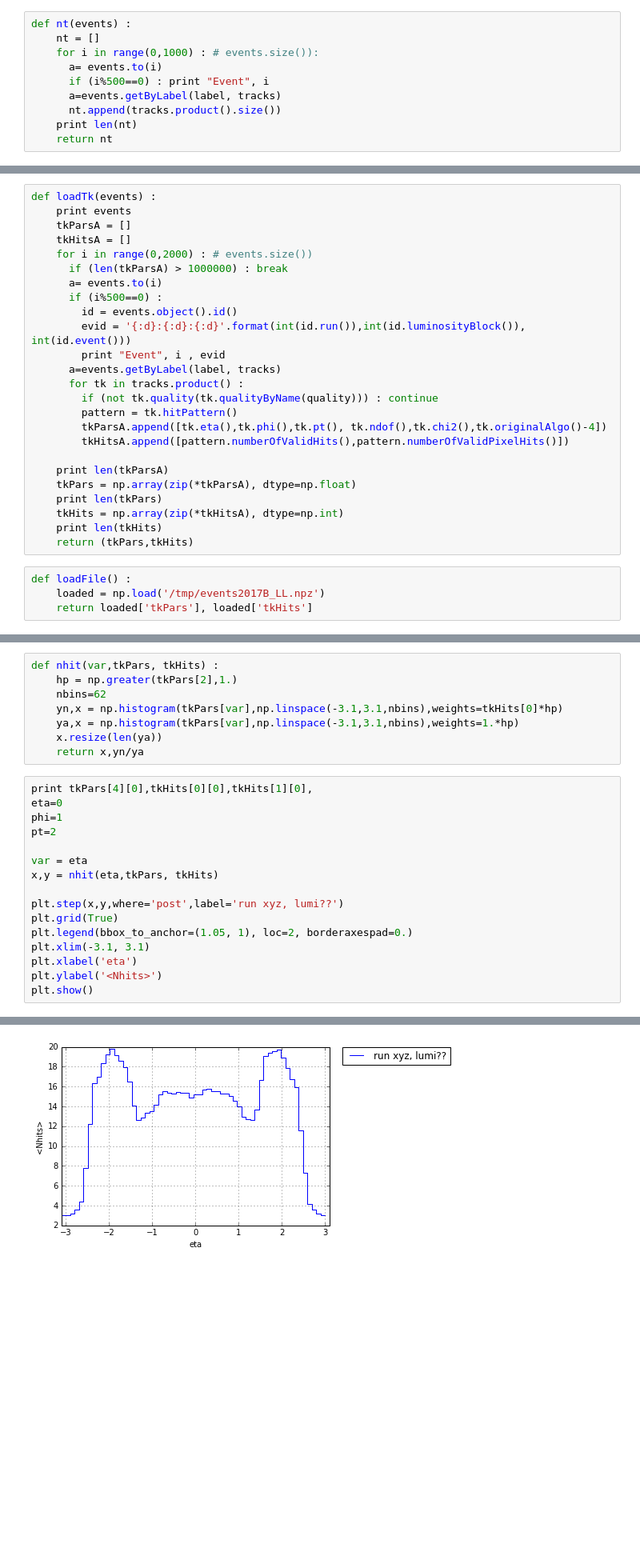
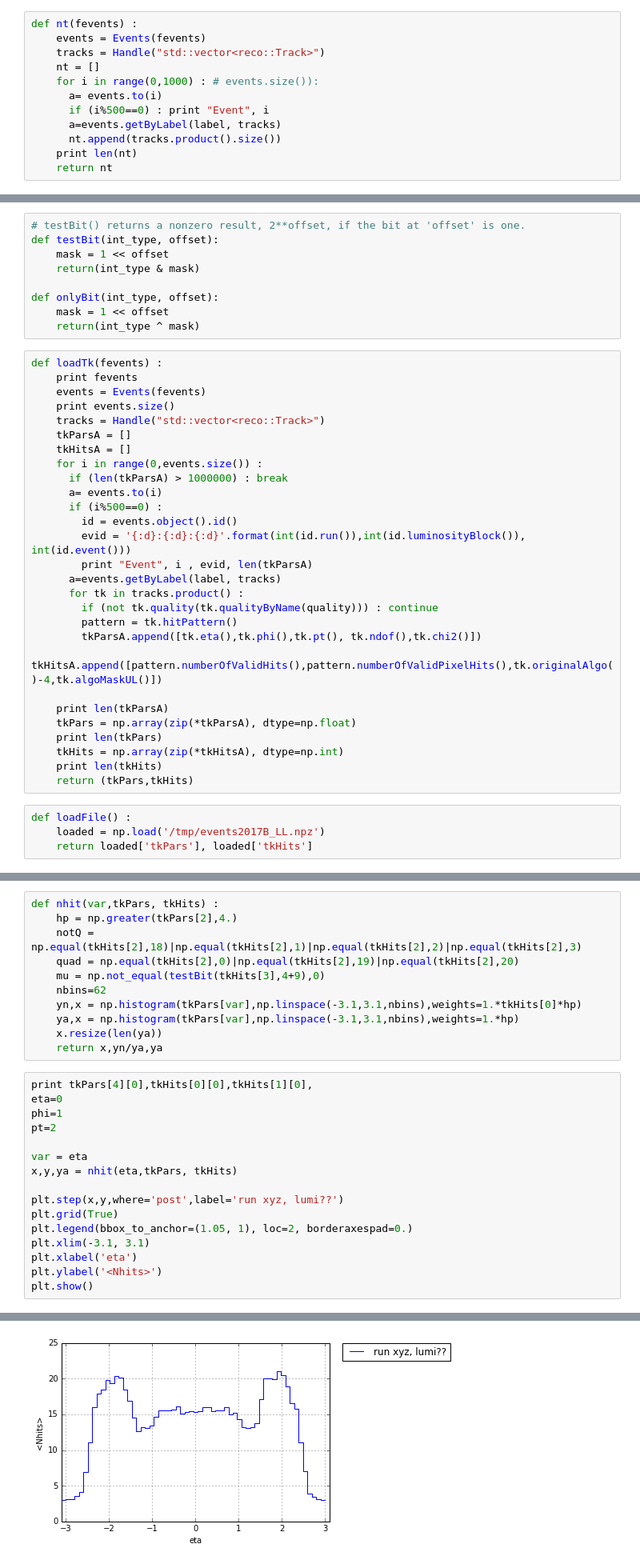
Before and after one commit to cms-tracking/POS2017, a Jupyter notebook: exercise2_TkHistos/tkHistos.ipynb, the cells around one changed output, grey strips where cells are left out. Shown at 80% size. Drawn from its saved outputs; the diff is of its cells as text; blank space fills up the shorter version.

```diff
--- a/exercise2_TkHistos/tkHistos.ipynb
+++ b/exercise2_TkHistos/tkHistos.ipynb
@@ -49,7 +48,9 @@ tracks = Handle("std::vector<reco::Track>")
 label = "generalTracks"
 quality = "highPurity"
 # %%
-def nt(events) :
+def nt(fevents) :
+    events = Events(fevents)
+    tracks = Handle("std::vector<reco::Track>")
     nt = []
     for i in range(0,1000) : # events.size()):
       a= events.to(i)
@@ -81,24 +82,36 @@ plt.legend(loc='upper right')
 plt.show()
 # %% [output]
 [figure]
+# %%
+# testBit() returns a nonzero result, 2**offset, if the bit at 'offset' is one.
+def testBit(int_type, offset):
+    mask = 1 << offset
+    return(int_type & mask)
+
+def onlyBit(int_type, offset):
+    mask = 1 << offset
+    return(int_type ^ mask)
 # %%
-def loadTk(events) :
-    print events
+def loadTk(fevents) :
+    print fevents
+    events = Events(fevents)
+    print events.size()
+    tracks = Handle("std::vector<reco::Track>")
     tkParsA = []
     tkHitsA = []
-    for i in range(0,2000) : # events.size())
+    for i in range(0,events.size()) :
       if (len(tkParsA) > 1000000) : break
       a= events.to(i)
       if (i%500==0) :
         id = events.object().id()
         evid = '{:d}:{:d}:{:d}'.format(int(id.run()),int(id.luminosityBlock()), int(id.event()))
-        print "Event", i , evid
+        print "Event", i , evid, len(tkParsA)
       a=events.getByLabel(label, tracks)
       for tk in tracks.product() :
         if (not tk.quality(tk.qualityByName(quality))) : continue
         pattern = tk.hitPattern()
-        tkParsA.append([tk.eta(),tk.phi(),tk.pt(), tk.ndof(),tk.chi2(),tk.originalAlgo()-4])
-        tkHitsA.append([pattern.numberOfValidHits(),pattern.numberOfValidPixelHits()])
+        tkParsA.append([tk.eta(),tk.phi(),tk.pt(), tk.ndof(),tk.chi2()])
+        tkHitsA.append([pattern.numberOfValidHits(),pattern.numberOfValidPixelHits(),tk.originalAlgo()-4,tk.algoMaskUL()])
 
     print len(tkParsA)
     tkPars = np.array(zip(*tkParsA), dtype=np.float)
@@ -124,27 +147,30 @@ ls -l /tmp/events2017B_LL*
 # %%
 def nhit(var,tkPars, tkHits) :
-    hp = np.greater(tkPars[2],1.)
+    hp = np.greater(tkPars[2],4.)
+    notQ = np.equal(tkHits[2],18)|np.equal(tkHits[2],1)|np.equal(tkHits[2],2)|np.equal(tkHits[2],3)
+    quad = np.equal(tkHits[2],0)|np.equal(tkHits[2],19)|np.equal(tkHits[2],20)
+    mu = np.not_equal(testBit(tkHits[3],4+9),0)
     nbins=62
-    yn,x = np.histogram(tkPars[var],np.linspace(-3.1,3.1,nbins),weights=tkHits[0]*hp)
+    yn,x = np.histogram(tkPars[var],np.linspace(-3.1,3.1,nbins),weights=1.*tkHits[0]*hp)
     ya,x = np.histogram(tkPars[var],np.linspace(-3.1,3.1,nbins),weights=1.*hp)
     x.resize(len(ya))
-    return x,yn/ya
+    return x,yn/ya,ya
 # %%
 print tkPars[4][0],tkHits[0][0],tkHits[1][0],
 eta=0
 phi=1
 pt=2
 
 var = eta
-x,y = nhit(eta,tkPars, tkHits)
+x,y,ya = nhit(eta,tkPars, tkHits)
 
 plt.step(x,y,where='post',label='run xyz, lumi??')
 plt.grid(True)
 plt.legend(bbox_to_anchor=(1.05, 1), loc=2, borderaxespad=0.)
 plt.xlim(-3.1, 3.1)
 plt.xlabel('eta')
 plt.ylabel('<Nhits>')
 plt.show()
 # %% [output]
 70.6597290039 22 4
-[figure, old version]
+[figure, new version]
```
Also changed, not shown: parts of 3 cells of this notebook.
